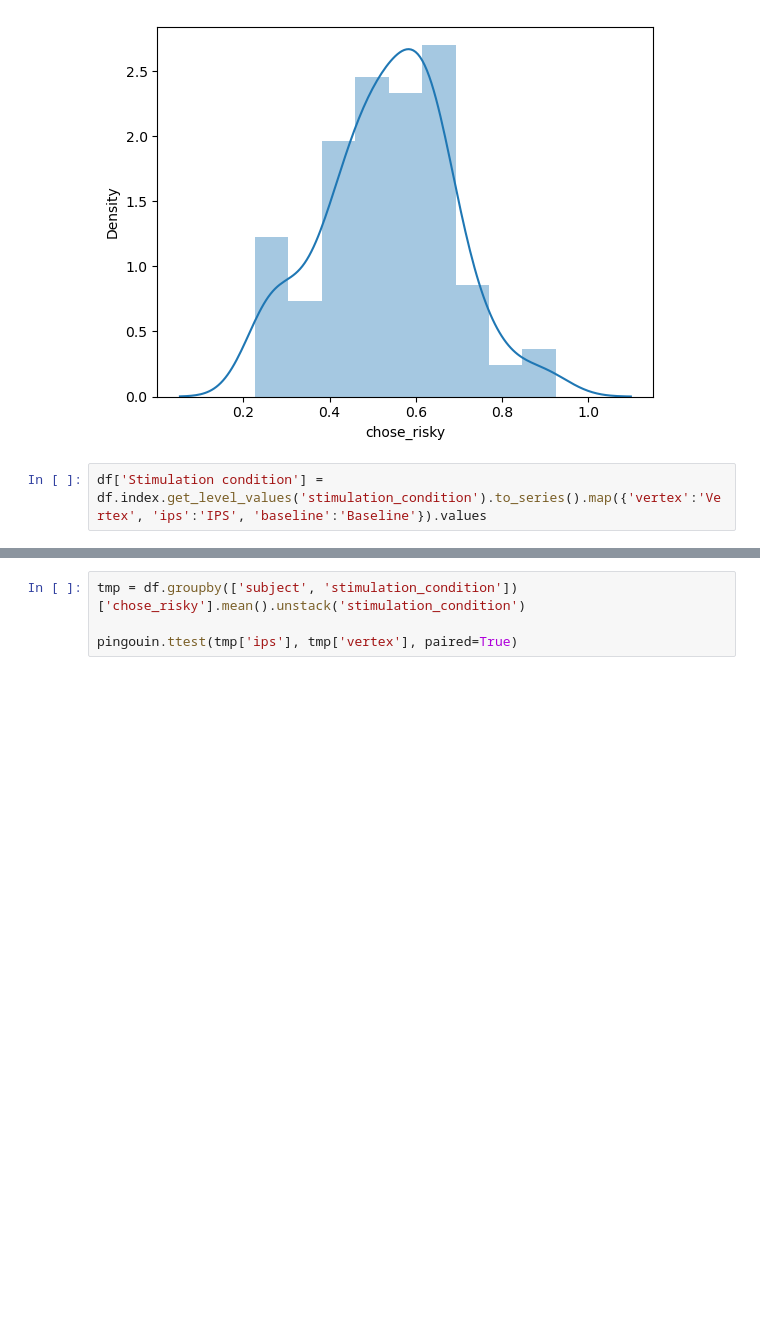
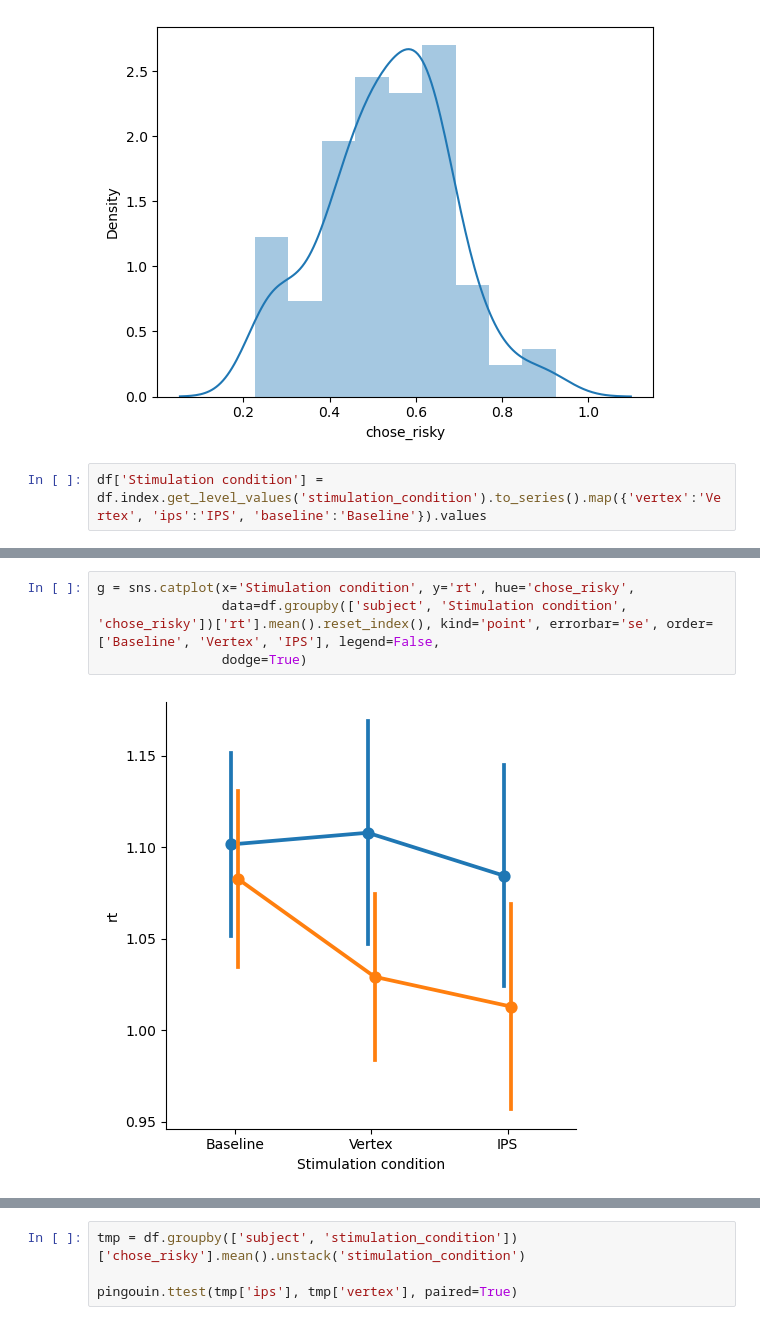
Before and after one commit to Gilles86/tms_risk, a Jupyter notebook: tms_risk/behavior/raw_behavior.ipynb, the cells around one changed output, grey strips where cells are left out. Saved outputs shown, nothing was run; the diff lists cells and outputs as text; blank space fills up the shorter version.

```diff
--- a/tms_risk/behavior/raw_behavior.ipynb
+++ b/tms_risk/behavior/raw_behavior.ipynb
@@ -46,0 +73,6 @@ g.savefig(op.join(bids_folder, 'derivatives', 'figures', 'behavior', 'risky_prop
+# %%
+g = sns.catplot(x='Stimulation condition', y='rt', hue='chose_risky',
+                data=df.groupby(['subject', 'Stimulation condition', 'chose_risky'])['rt'].mean().reset_index(), kind='point', errorbar='se', order=['Baseline', 'Vertex', 'IPS'], legend=False,
+                dodge=True)
+# %% [output]
+[figure, added]
```
Also changed, not shown: parts of 23 cells of this notebook, 41 other files.
